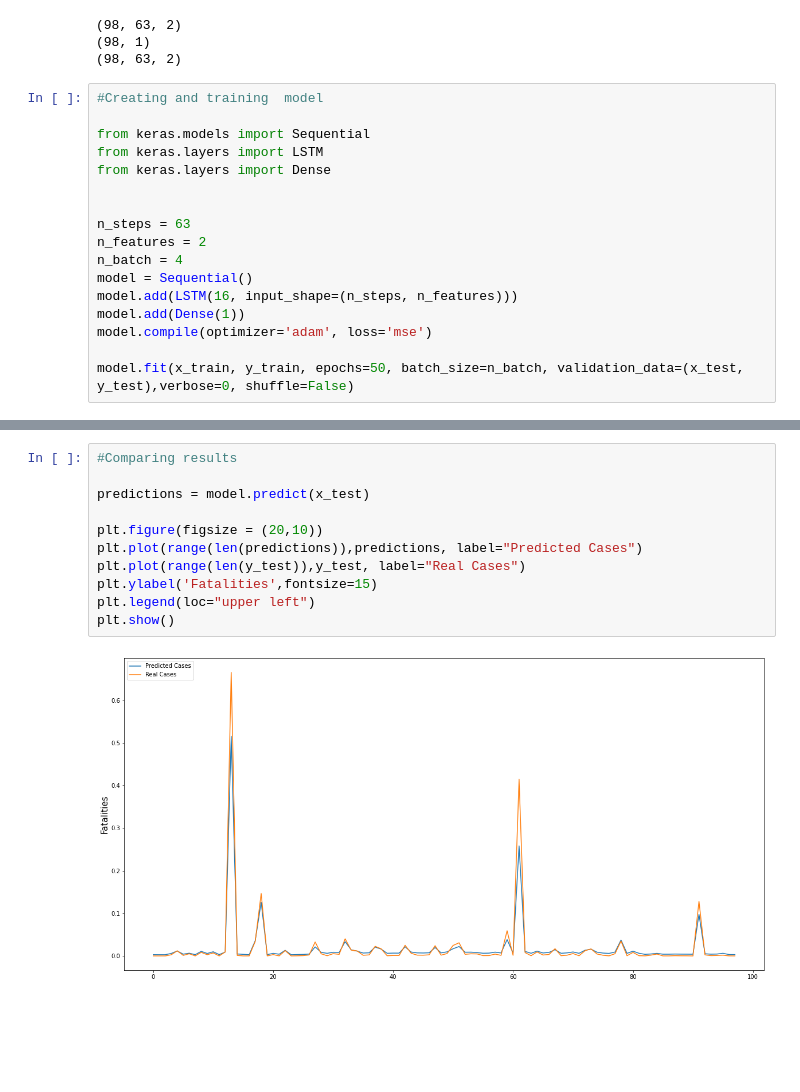
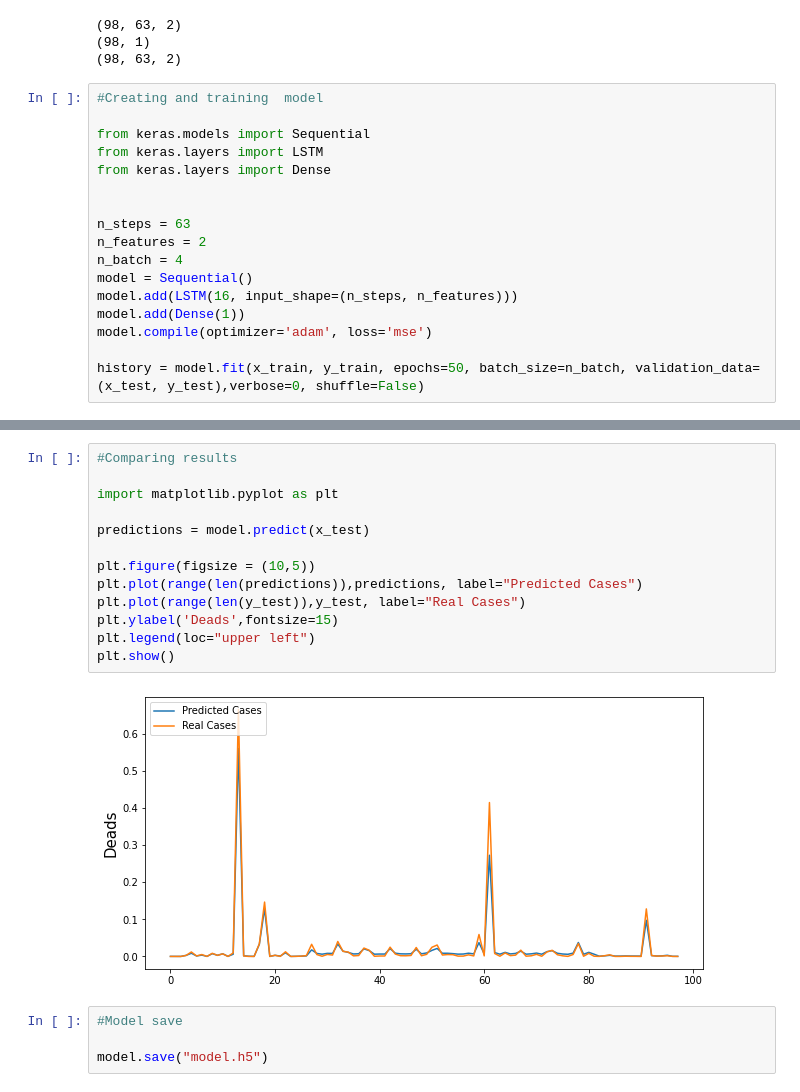
Before and after one commit to sondisonda/covid19SpreadForecast, a Jupyter notebook: covid19SpreadForecast.ipynb, the cells around one changed output, grey strips where cells are left out. Saved outputs shown, nothing was run; the diff lists cells and outputs as text; blank space fills up the shorter version.

Commit message:
Saved model and minor fixes

```diff
--- a/covid19SpreadForecast.ipynb
+++ b/covid19SpreadForecast.ipynb
@@ -163,4 +162,4 @@ model.add(LSTM(16, input_shape=(n_steps, n_features)))
 model.add(Dense(1))
 model.compile(optimizer='adam', loss='mse')
 
-model.fit(x_train, y_train, epochs=50, batch_size=n_batch, validation_data=(x_test, y_test),verbose=0, shuffle=False)
+history = model.fit(x_train, y_train, epochs=50, batch_size=n_batch, validation_data=(x_test, y_test),verbose=0, shuffle=False)
@@ -167,13 +177,19 @@ model.fit(x_train, y_train, epochs=50, batch_size=n_batch, validation_data=(x_te
 # %%
 #Comparing results
 
+import matplotlib.pyplot as plt
+
 predictions = model.predict(x_test)
 
-plt.figure(figsize = (20,10))
+plt.figure(figsize = (10,5))
 plt.plot(range(len(predictions)),predictions, label="Predicted Cases")
 plt.plot(range(len(y_test)),y_test, label="Real Cases")
-plt.ylabel('Fatalities',fontsize=15)
+plt.ylabel('Deads',fontsize=15)
 plt.legend(loc="upper left")
 plt.show()
 # %% [output]
-[figure, old version]
+[figure, new version]
+# %%
+#Model save
+
+model.save("model.h5")
```
Also changed, not shown: parts of 2 cells of this notebook.
